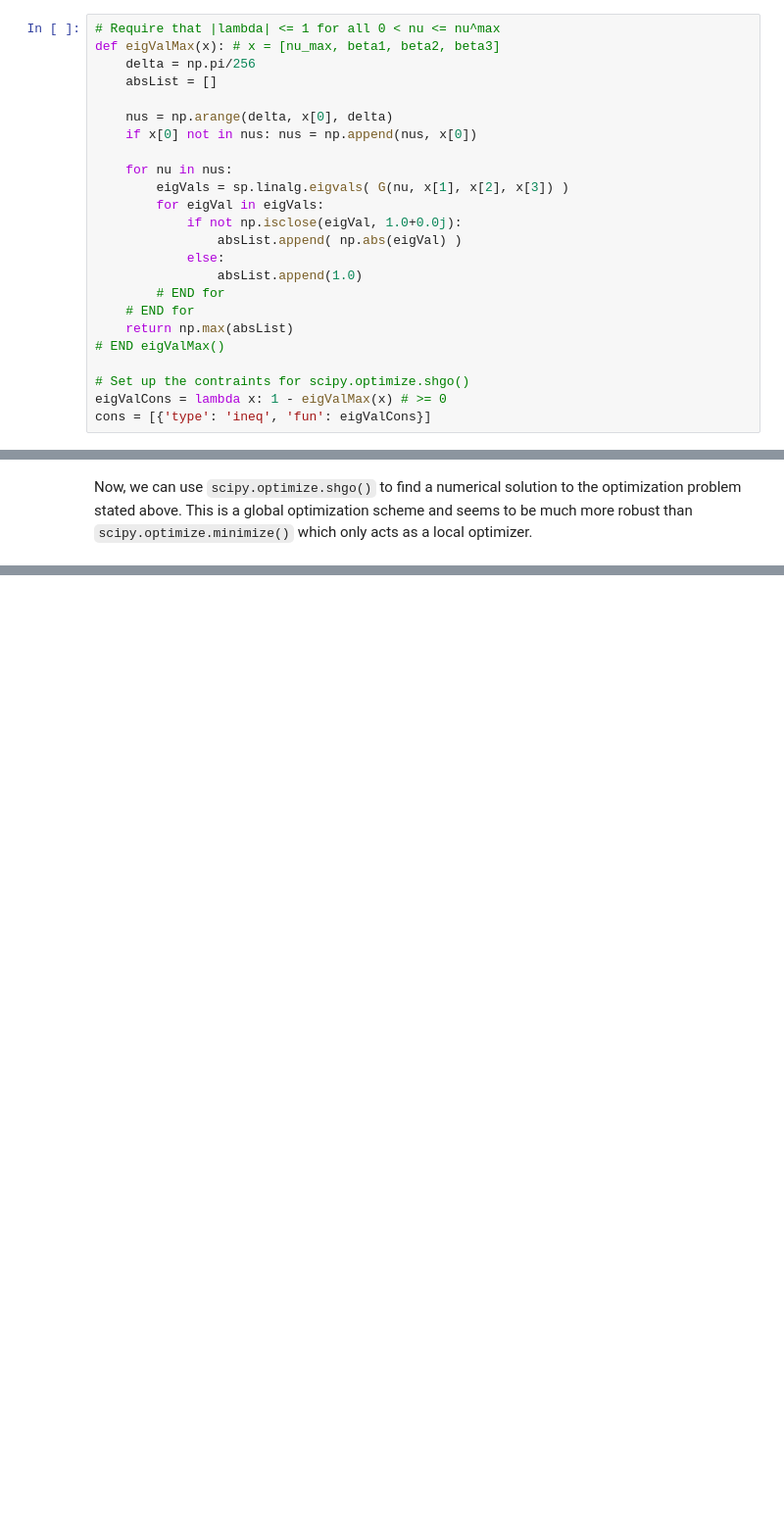
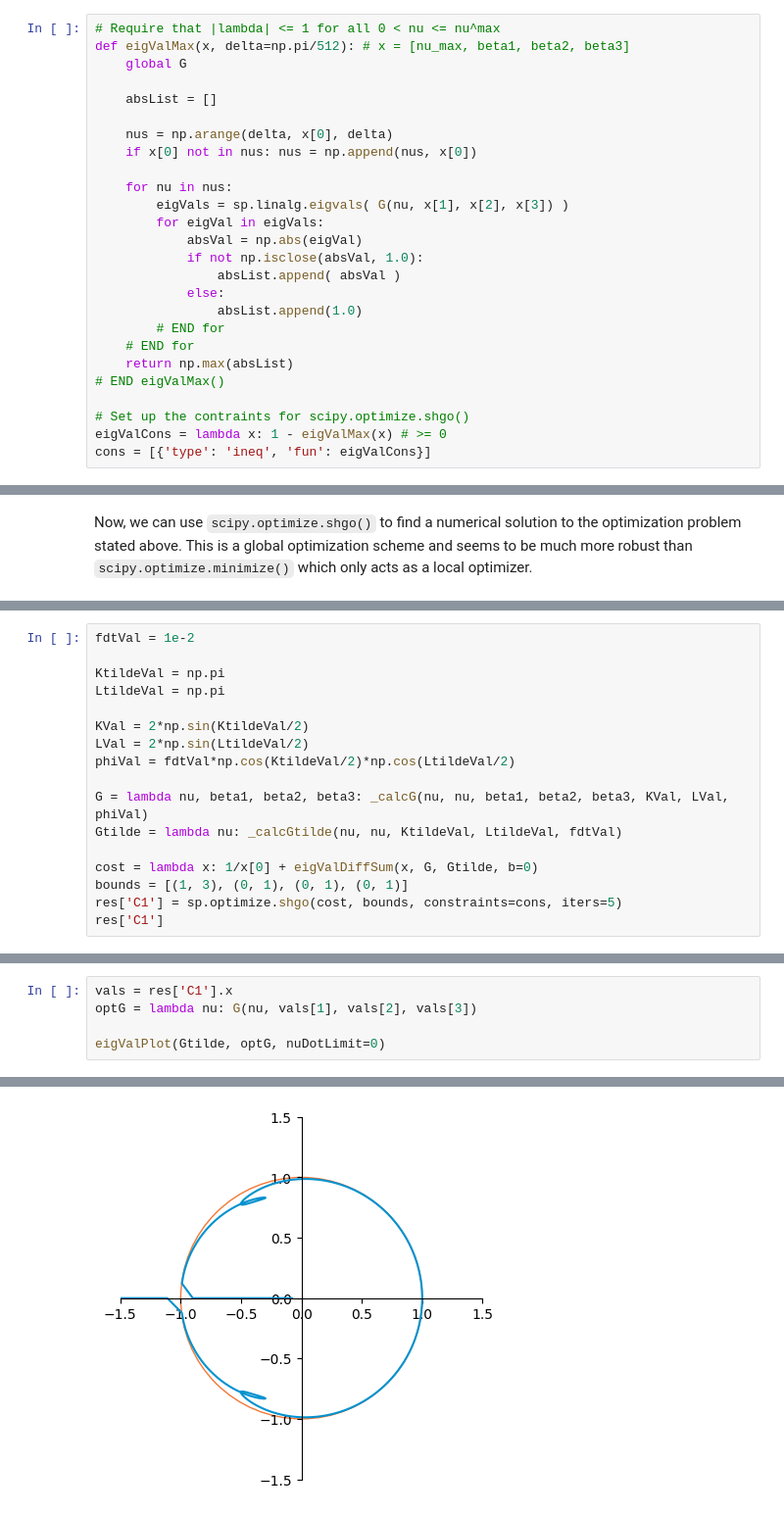
Before and after one commit to jeremy-lilly/rk-fb-optimization, a Jupyter notebook: notebooks/linearSWE/rk32-fb_linearSWE.ipynb, the cells around one changed output, grey strips where cells are left out. Shown: that part at 98% size. Drawn from its saved outputs; the diff is of its cells as text; blank space fills up the shorter version.

```diff
--- a/notebooks/linearSWE/rk32-fb_linearSWE.ipynb
+++ b/notebooks/linearSWE/rk32-fb_linearSWE.ipynb
@@ -358,8 +317,9 @@ $$ |\lambda(\nu, \beta_1, \beta_2, \beta_3)| \leq 1 \qquad \forall \nu = \delta,
 where $\delta$ is a user-defined step-size in `eigValMax()` (defined below), the smaller $\delta$ is, the longer the numerical optimization takes to execute.
 # %%
 # Require that |lambda| <= 1 for all 0 < nu <= nu^max
-def eigValMax(x): # x = [nu_max, beta1, beta2, beta3]
-    delta = np.pi/256
+def eigValMax(x, delta=np.pi/512): # x = [nu_max, beta1, beta2, beta3]
+    global G
+
     absList = []
 
     nus = np.arange(delta, x[0], delta)
@@ -368,8 +328,9 @@ def eigValMax(x): # x = [nu_max, beta1, beta2, beta3]
     for nu in nus:
         eigVals = sp.linalg.eigvals( G(nu, x[1], x[2], x[3]) )
         for eigVal in eigVals:
-            if not np.isclose(eigVal, 1.0+0.0j):
-                absList.append( np.abs(eigVal) )
+            absVal = np.abs(eigVal)
+            if not np.isclose(absVal, 1.0):
+                absList.append( absVal )
             else:
                 absList.append(1.0)
         # END for
@@ -485,0 +382,17 @@ This returns a slightly larger $\nu^\text{max}$ than the optimization with the p
+# %%
+fdtVal = 1e-2
+
+KtildeVal = np.pi
+LtildeVal = np.pi
+
+KVal = 2*np.sin(KtildeVal/2)
+LVal = 2*np.sin(LtildeVal/2)
+phiVal = fdtVal*np.cos(KtildeVal/2)*np.cos(LtildeVal/2)
+
+G = lambda nu, beta1, beta2, beta3: _calcG(nu, nu, beta1, beta2, beta3, KVal, LVal, phiVal)
+Gtilde = lambda nu: _calcGtilde(nu, nu, KtildeVal, LtildeVal, fdtVal)
+
+cost = lambda x: 1/x[0] + eigValDiffSum(x, G, Gtilde, b=0)
+bounds = [(1, 3), (0, 1), (0, 1), (0, 1)]
+res['C1'] = sp.optimize.shgo(cost, bounds, constraints=cons, iters=5)
+res['C1']
@@ -485,0 +420,6 @@ This returns a slightly larger $\nu^\text{max}$ than the optimization with the p
+# %%
+vals = res['C1'].x
+optG = lambda nu: G(nu, vals[1], vals[2], vals[3])
+
+eigValPlot(Gtilde, optG, nuDotLimit=0)
+# %% [output]
@@ -485,0 +427 @@ This returns a slightly larger $\nu^\text{max}$ than the optimization with the p
+[figure, added]
```
Also changed, not shown: parts of 24 cells of this notebook.
